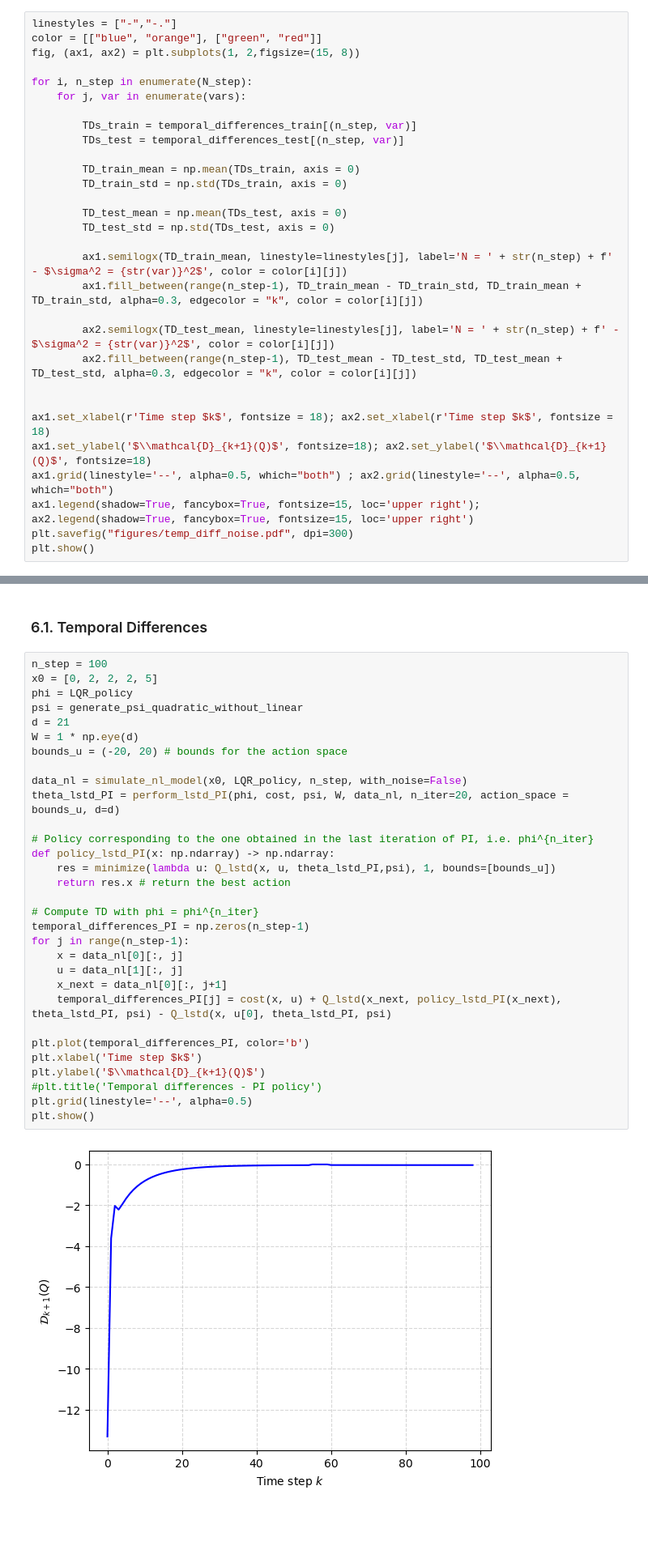
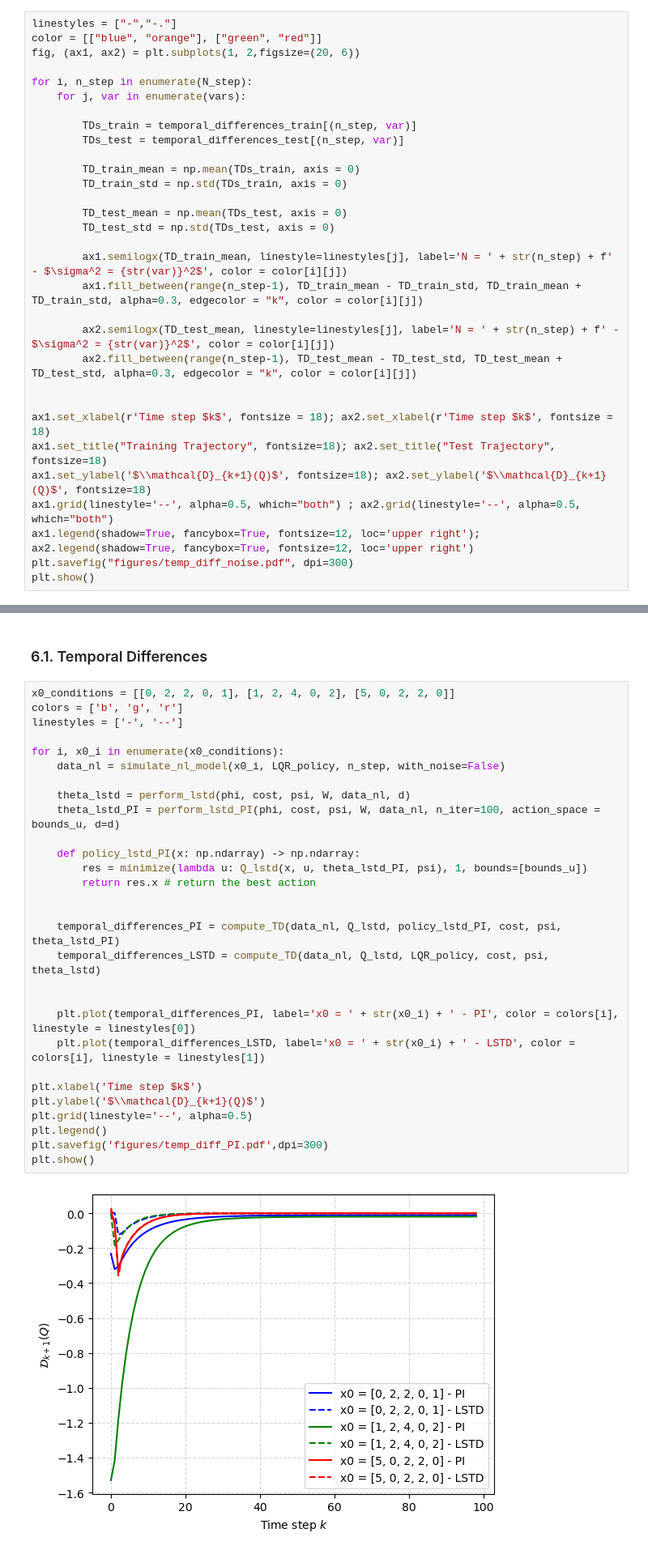
Before and after one commit to TheoHanon/Stochastic-Optimal-Control, a Jupyter notebook: Part III/partIII.ipynb, the cells around one changed output, grey strips where cells are left out. Shown: that part at 81% size. Cells and saved outputs as stored; diff of their text form; blank space fills up the shorter version.

```diff
--- a/Part III/partIII.ipynb
+++ b/Part III/partIII.ipynb
@@ -400,7 +402,7 @@ and plot the results
 # %%
 linestyles = ["-","-."]
 color = [["blue", "orange"], ["green", "red"]]
-fig, (ax1, ax2) = plt.subplots(1, 2,figsize=(15, 8))
+fig, (ax1, ax2) = plt.subplots(1, 2,figsize=(20, 6))
 
 for i, n_step in enumerate(N_step):
     for j, var in enumerate(vars):
@@ -422,9 +424,10 @@ for i, n_step in enumerate(N_step):
 
 
 ax1.set_xlabel(r'Time step $k$', fontsize = 18); ax2.set_xlabel(r'Time step $k$', fontsize = 18)
+ax1.set_title("Training Trajectory", fontsize=18); ax2.set_title("Test Trajectory", fontsize=18)
 ax1.set_ylabel('$\\mathcal{D}_{k+1}(Q)$', fontsize=18); ax2.set_ylabel('$\\mathcal{D}_{k+1}(Q)$', fontsize=18)
 ax1.grid(linestyle='--', alpha=0.5, which="both") ; ax2.grid(linestyle='--', alpha=0.5, which="both")
-ax1.legend(shadow=True, fancybox=True, fontsize=15, loc='upper right'); ax2.legend(shadow=True, fancybox=True, fontsize=15, loc='upper right')
+ax1.legend(shadow=True, fancybox=True, fontsize=12, loc='upper right'); ax2.legend(shadow=True, fancybox=True, fontsize=12, loc='upper right')
 plt.savefig("figures/temp_diff_noise.pdf", dpi=300)
 plt.show()
 # %% [output]
@@ -438,38 +445,36 @@ plt.show()
 # %% [markdown]
 ### 6.1. Temporal Differences
 # %%
-n_step = 100
-x0 = [0, 2, 2, 2, 5]
-phi = LQR_policy
-psi = generate_psi_quadratic_without_linear
-d = 21
-W = 1 * np.eye(d)
-bounds_u = (-20, 20) # bounds for the action space
+x0_conditions = [[0, 2, 2, 0, 1], [1, 2, 4, 0, 2], [5, 0, 2, 2, 0]]
+colors = ['b', 'g', 'r']
+linestyles = ['-', '--']
 
-data_nl = simulate_nl_model(x0, LQR_policy, n_step, with_noise=False)
-theta_lstd_PI = perform_lstd_PI(phi, cost, psi, W, data_nl, n_iter=20, action_space = bounds_u, d=d)
+for i, x0_i in enumerate(x0_conditions):
+    data_nl = simulate_nl_model(x0_i, LQR_policy, n_step, with_noise=False)
 
-# Policy corresponding to the one obtained in the last iteration of PI, i.e. phi^{n_iter}
-def policy_lstd_PI(x: np.ndarray) -> np.ndarray:
-    res = minimize(lambda u: Q_lstd(x, u, theta_lstd_PI,psi), 1, bounds=[bounds_u])
-    return res.x # return the best action
+    theta_lstd = perform_lstd(phi, cost, psi, W, data_nl, d)
+    theta_lstd_PI = perform_lstd_PI(phi, cost, psi, W, data_nl, n_iter=100, action_space = bounds_u, d=d)
 
-# Compute TD with phi = phi^{n_iter}
-temporal_differences_PI = np.zeros(n_step-1)
-for j in range(n_step-1):
-    x = data_nl[0][:, j]
-    u = data_nl[1][:, j]
-    x_next = data_nl[0][:, j+1]
-    temporal_differences_PI[j] = cost(x, u) + Q_lstd(x_next, policy_lstd_PI(x_next), theta_lstd_PI, psi) - Q_lstd(x, u[0], theta_lstd_PI, psi)
+    def policy_lstd_PI(x: np.ndarray) -> np.ndarray:
+        res = minimize(lambda u: Q_lstd(x, u, theta_lstd_PI, psi), 1, bounds=[bounds_u])
+        return res.x # return the best action
 
-plt.plot(temporal_differences_PI, color='b')
+
+    temporal_differences_PI = compute_TD(data_nl, Q_lstd, policy_lstd_PI, cost, psi, theta_lstd_PI)
+    temporal_differences_LSTD = compute_TD(data_nl, Q_lstd, LQR_policy, cost, psi, theta_lstd)
+
+
+    plt.plot(temporal_differences_PI, label='x0 = ' + str(x0_i) + ' - PI', color = colors[i], linestyle = linestyles[0])
+    plt.plot(temporal_differences_LSTD, label='x0 = ' + str(x0_i) + ' - LSTD', color = colors[i], linestyle = linestyles[1])
+
 plt.xlabel('Time step $k$')
 plt.ylabel('$\\mathcal{D}_{k+1}(Q)$')
-#plt.title('Temporal differences - PI policy')
 plt.grid(linestyle='--', alpha=0.5)
+plt.legend()
+plt.savefig('figures/temp_diff_PI.pdf',dpi=300)
 plt.show()
 # %% [output]
-[figure, old version]
+[figure, new version]
 # %% [markdown]
 ### 6.2. Trajectories with the new policy
 # %%
```
Also changed, not shown: parts of 10 cells of this notebook, 2 other files.
